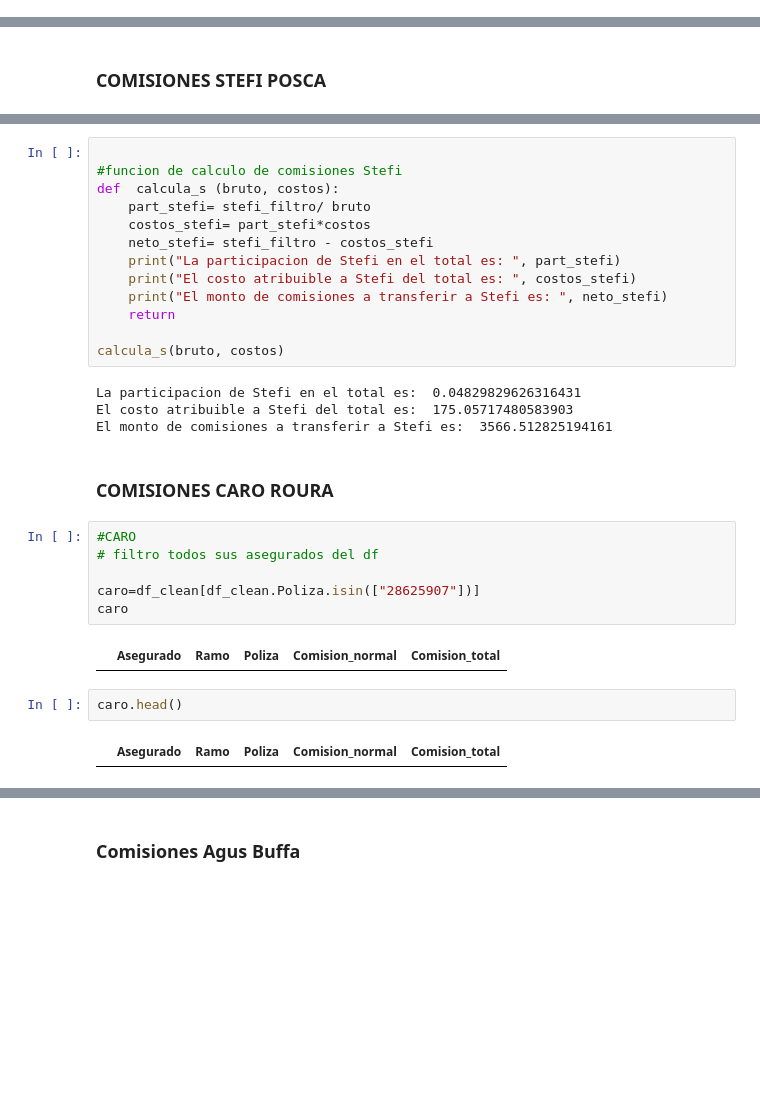
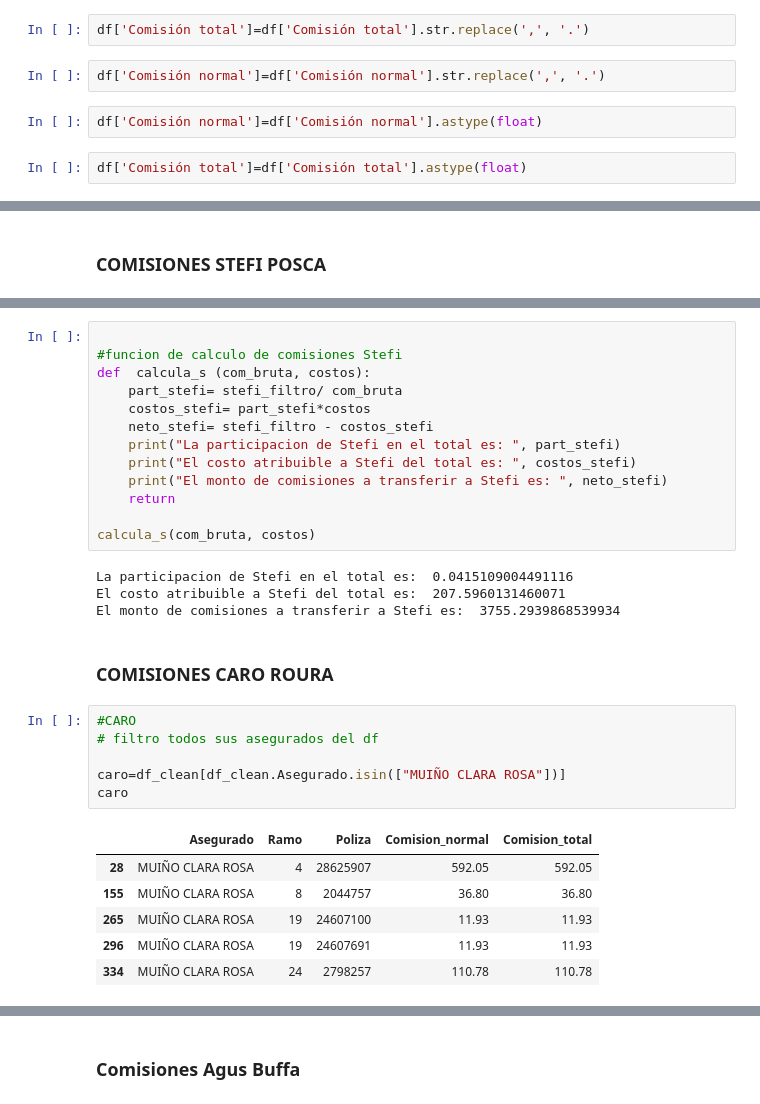
Before and after one commit to agubuffa/CalculoComisiones, a Jupyter notebook: comisionesPermanentes.ipynb, the cells around one changed output, grey strips where cells are left out. Saved outputs shown, nothing was run; the diff lists cells and outputs as text; blank space fills up the shorter version.

```diff
--- a/comisionesPermanentes.ipynb
+++ b/comisionesPermanentes.ipynb
@@ -66,0 +72,8 @@ None
+# %%
+df['Comisión total']=df['Comisión total'].str.replace(',', '.')
+# %%
+df['Comisión normal']=df['Comisión normal'].str.replace(',', '.')
+# %%
+df['Comisión normal']=df['Comisión normal'].astype(float)
+# %%
+df['Comisión total']=df['Comisión total'].astype(float)
@@ -219,8 +230,8 @@ stefi_filtro
 # %%
 
 #funcion de calculo de comisiones Stefi
-def  calcula_s (bruto, costos):
-    part_stefi= stefi_filtro/ bruto
+def  calcula_s (com_bruta, costos):
+    part_stefi= stefi_filtro/ com_bruta
     costos_stefi= part_stefi*costos
     neto_stefi= stefi_filtro - costos_stefi
     print("La participacion de Stefi en el total es: ", part_stefi)
@@ -228,22 +239,23 @@ def  calcula_s (bruto, costos):
     print("El monto de comisiones a transferir a Stefi es: ", neto_stefi)
     return
 
-calcula_s(bruto, costos)
+calcula_s(com_bruta, costos)
 # %% [output]
-La participacion de Stefi en el total es:  0.04829829626316431
-El costo atribuible a Stefi del total es:  175.05717480583903
-El monto de comisiones a transferir a Stefi es:  3566.512825194161
+La participacion de Stefi en el total es:  0.0415109004491116
+El costo atribuible a Stefi del total es:  207.5960131460071
+El monto de comisiones a transferir a Stefi es:  3755.2939868539934
 # %% [markdown]
 ### COMISIONES CARO ROURA
 # %%
 #CARO
 # filtro todos sus asegurados del df
 
-caro=df_clean[df_clean.Poliza.isin(["28625907"])]
+caro=df_clean[df_clean.Asegurado.isin(["MUIÑO CLARA ROSA"])]
 caro
 # %% [output]
 |  | Asegurado | Ramo | Poliza | Comision_normal | Comision_total |
+| 28 | MUIÑO CLARA ROSA | 4 | 28625907 | 592.05 | 592.05 |
+| 155 | MUIÑO CLARA ROSA | 8 | 2044757 | 36.80 | 36.80 |
+| 265 | MUIÑO CLARA ROSA | 19 | 24607100 | 11.93 | 11.93 |
+| 296 | MUIÑO CLARA ROSA | 19 | 24607691 | 11.93 | 11.93 |
+| 334 | MUIÑO CLARA ROSA | 24 | 2798257 | 110.78 | 110.78 |
-# %%
-caro.head()
-# %% [output]
-|  | Asegurado | Ramo | Poliza | Comision_normal | Comision_total |
```
Also changed, not shown: parts of 30 cells of this notebook.
